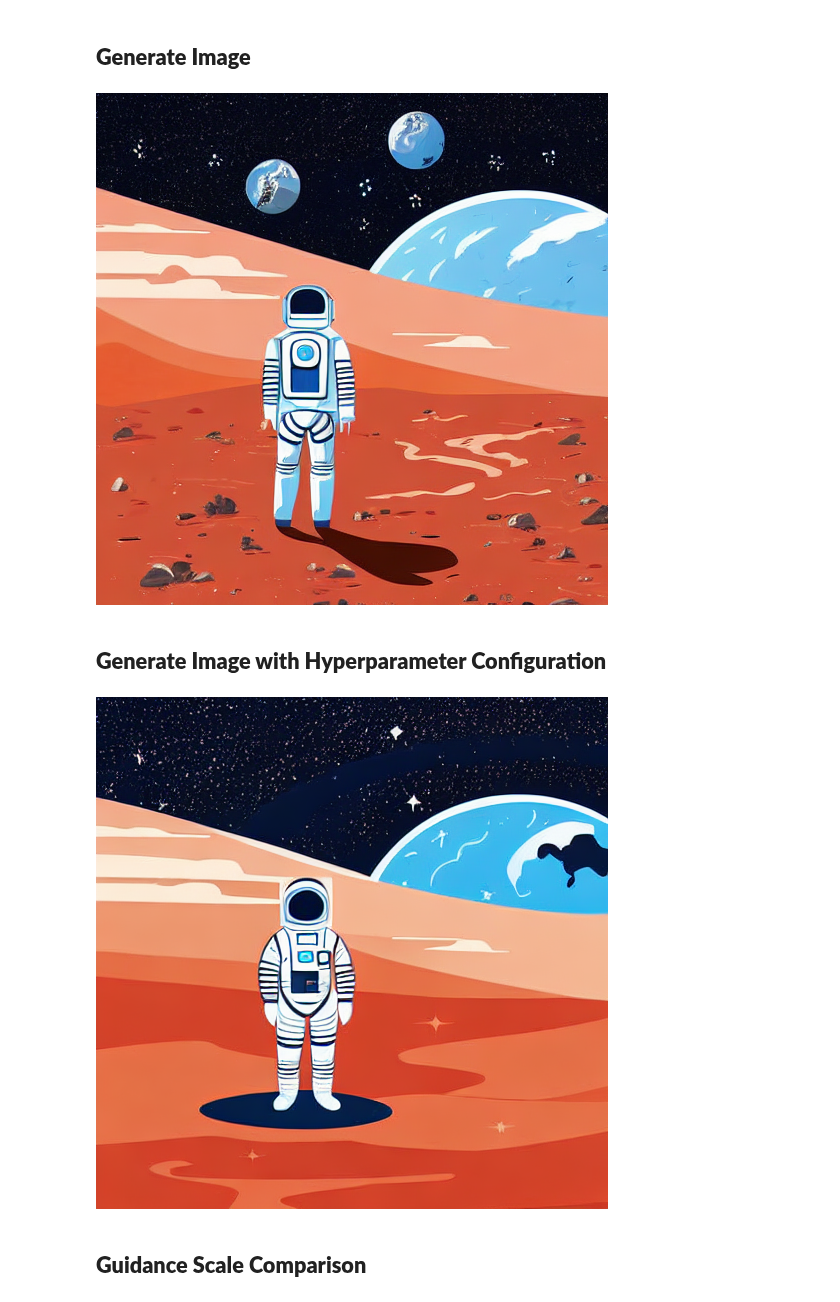
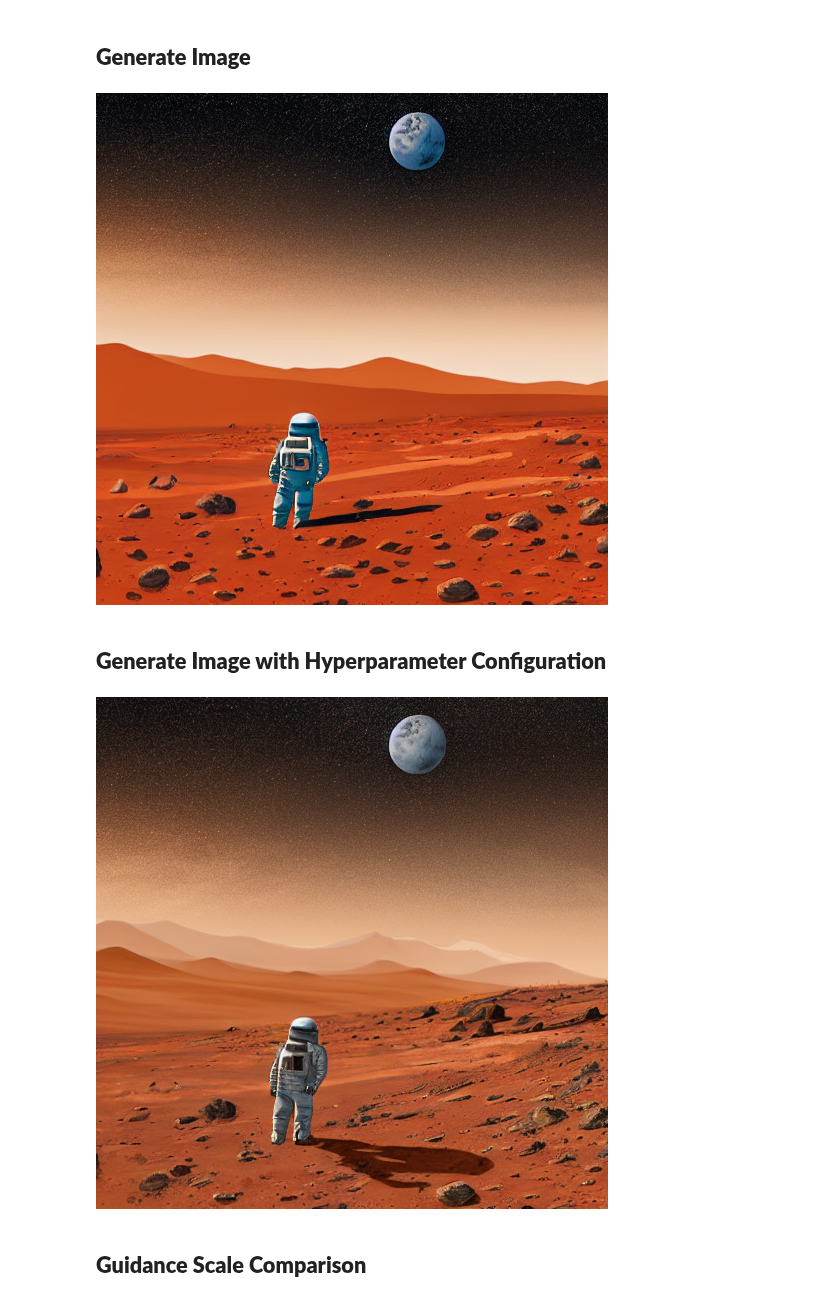
Before and after one commit to istamosh/idcamp-image-generation, a Jupyter notebook: Pipeline_submission_BFGAI_Alfian.ipynb, the cells around one changed output. Saved outputs shown, nothing was run; the diff lists cells and outputs as text; code cells hidden in the pictures.

Commit message:
update: refine prompt to make it as similar as possible from example, now has problem with inpainting

```diff
--- a/Pipeline_submission_BFGAI_Alfian.ipynb
+++ b/Pipeline_submission_BFGAI_Alfian.ipynb
@@ -23,5 +20,10 @@ pipe = StableDiffusionPipeline.from_pretrained(
     MODEL_ID,
     torch_dtype=DTYPE,
  )
+pipe.scheduler = DPMSolverMultistepScheduler.from_config(
+    pipe.scheduler.config,
+    algorithm_type="dpmsolver++",
+    use_karras_sigmas=True,
+ )
 pipe = pipe.to(DEVICE)
 # %% [output]
@@ -44,7 +44,13 @@ Notes:
 # %% [markdown]
 ## **Generate Image**
 # %%
-def generate_simple_image(prompt: str, negative_prompt: str = "", seed: int = 42):
+def generate_simple_image(
+        prompt: str,
+        negative_prompt: str = "",
+        seed: int = 42,
+        width: int = 512,
+        height: int = 512,
+        ):
     generator_device = "cuda" if DEVICE == "cuda" else "cpu"
     generator = torch.Generator(device=generator_device).manual_seed(int(seed))
 
@@ -52,18 +58,19 @@ def generate_simple_image(prompt: str, negative_prompt: str = "", seed: int = 42
         prompt=prompt,
         negative_prompt=negative_prompt,
         generator=generator,
+        width=width,
+        height=height,
     )
     return result.images[0]
 
 TARGET_PROMPT = (
-    "an astronaut in a white spacesuit walking on the surface of Mars, "
-    "large blue Earth visible in the background, black starry sky, "
-    "2D digital illustration, clean art style, flat colors"
+    "A lone cartoon astronaut on a barren Mars-like landscape, Earth rising in the black starry sky, orthographic perspective, simple clean line art, cute whimsical sci-fi illustration, soft warm lighting, high contrast, vivid colors, no text, no watermark."
 )
+
 TARGET_NEGATIVE_PROMPT = (
-    "photorealistic, realistic, photograph, 3D render, messy, blurry, "
-    "low quality, bad art, ugly, sketch, grainy, unfinished, chromatic aberration"
+    "low quality, worst quality, blurry, gradient, bad anatomy, bad hands, extra fingers, missing fingers, extra limbs, distorted, cropped, jpeg artifacts, text, watermark, signature, username, oversaturated"
 )
+
 TARGET_SEED = 222
 
 simple_image = generate_simple_image(
@@ -73,38 +80,42 @@ simple_image = generate_simple_image(
 )
 display(simple_image)
 # %% [output]
-[figure, old version]
+[figure, new version]
 # %% [markdown]
 ## **Generate Image with Hyperparameter Configuration**
 # %%
 def generate_advanced_image(
     prompt: str,
     negative_prompt: str = "",
     seed: int = 42,
     guidance_scale: float = 7.5,
     num_inference_step: int = 50,
 ):
     generator_device = "cuda" if DEVICE == "cuda" else "cpu"
     generator = torch.Generator(device=generator_device).manual_seed(int(seed))
 
     result = pipe(
         prompt=prompt,
         negative_prompt=negative_prompt,
         generator=generator,
         guidance_scale=float(guidance_scale),
         num_inference_steps=int(num_inference_step),
     )
     return result.images[0]
 
+TARGET_NEGATIVE_PROMPT = (
+    "low quality, worst quality, blurry, gradient, bad anatomy, bad hands, extra fingers, missing fingers, extra limbs, distorted, cropped, jpeg artifacts, text, watermark, signature, username, oversaturated"
+)
+
 advanced_image = generate_advanced_image(
     prompt=TARGET_PROMPT,
     negative_prompt=TARGET_NEGATIVE_PROMPT,
     seed=TARGET_SEED,
-    guidance_scale=8.5,
-    num_inference_step=100,
+    guidance_scale=5.0,
+    num_inference_step=50,
 )
 display(advanced_image)
 # %% [output]
-[figure, old version]
+[figure, new version]
 # %% [markdown]
 ## **Guidance Scale Comparison**
```
Also changed, not shown: parts of 8 cells of this notebook.
